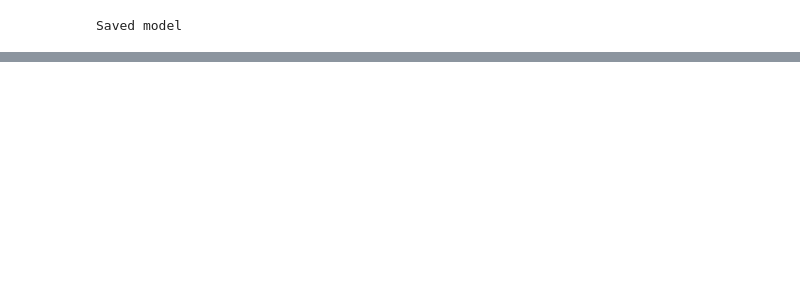
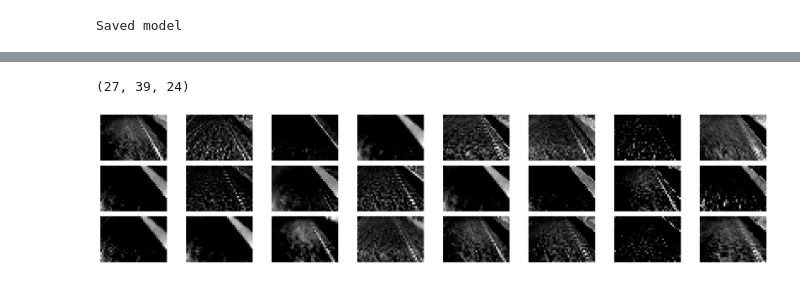
Before and after one commit to kaiulrich/kulrich_CarND-Behavioral-Cloning-P3, a Jupyter notebook: CarND-Behavioral-Cloning-P3.ipynb, the cells around one changed output, grey strips where cells are left out. Drawn from its saved outputs; the diff is of its cells as text; code cells hidden in the pictures; blank space fills up the shorter version.

```diff
--- a/CarND-Behavioral-Cloning-P3.ipynb
+++ b/CarND-Behavioral-Cloning-P3.ipynb
@@ -311,3 +309,6 @@ dict_keys(['val_loss', 'loss'])
+# %%
+from keras.models import load_model
+model = load_model('model.h5')
 # %%
 image_array = np.asarray(x[0])
 steering_angle = float(model.predict(image_array[None, :, :, :], batch_size=1))
@@ -318,0 +320,19 @@ print(y[0])
+# %%
+# visualize model layers output
+
+from keras import backend as K
+
+def plotLayer(image, layer, factors = [9,8], figsize=(60,40)):
+
+    layerOutput = K.function([model.layers[0].input, K.learning_phase()],[model.layers[layer].output])
+    # output in test mode = 0, train mode = 1
+    layerOutputSample = layerOutput([image.reshape(1,image.shape[0],image.shape[1],image.shape[2]), 1])[0]
+    layerOutputSample = layerOutputSample.reshape(layerOutputSample.shape[1],layerOutputSample.shape[2],layerOutputSample.shape[3])
+    print(layerOutputSample.shape)
+    figure = plt.figure(figsize=figsize)
+    for ind in range(layerOutputSample.shape[2]):
+        plt.subplot(factors[0],factors[1],ind + 1)
+        val = layerOutputSample[:,:,ind]
+        plt.axis("off")
+        plt.imshow(val, cmap='gray',interpolation='nearest')
+    plt.tight_layout()
@@ -318,0 +360,5 @@ print(y[0])
+# %%
+plotLayer(image_array_1, 3)
+# %% [output]
+(27, 39, 24)
+[figure, added]
```
Also changed, not shown: parts of 11 cells of this notebook.
